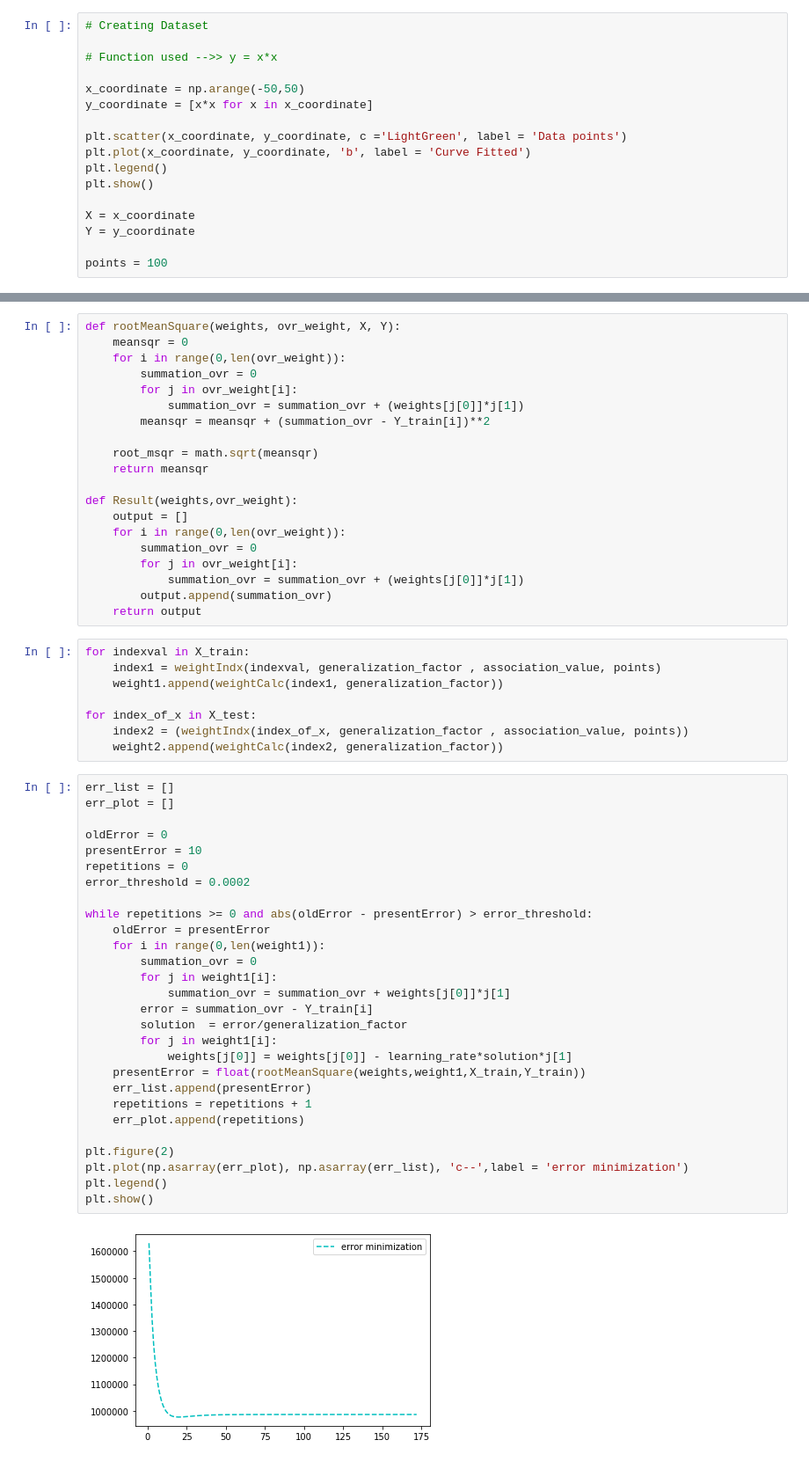
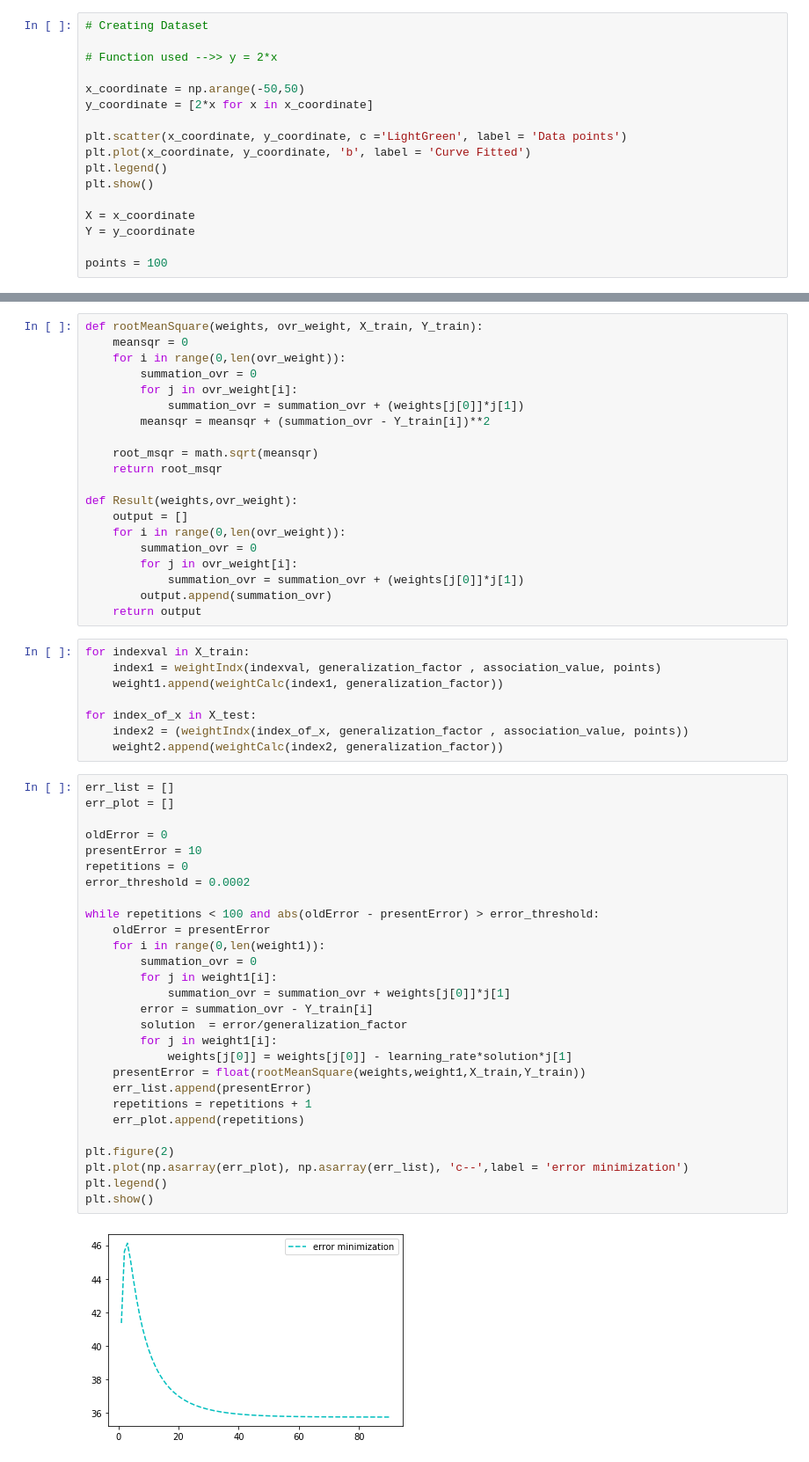
Before and after one commit to nikhil-kolangara/ENPM-690---Robot-Learning-Homework-2, a Jupyter notebook: ENPM 690_HW2_Problem2.ipynb, the cells around one changed output, grey strips where cells are left out. Shown at 88% size. Saved outputs shown, nothing was run; the diff lists cells and outputs as text.

```diff
--- a/ENPM 690_HW2_Problem2.ipynb
+++ b/ENPM 690_HW2_Problem2.ipynb
@@ -9,10 +9,10 @@ import math
 # %%
 # Creating Dataset
 
-# Function used -->> y = x*x
+# Function used -->> y = 2*x
 
 x_coordinate = np.arange(-50,50)
-y_coordinate = [x*x for x in x_coordinate]
+y_coordinate = [2*x for x in x_coordinate]
 
 plt.scatter(x_coordinate, y_coordinate, c ='LightGreen', label = 'Data points')
 plt.plot(x_coordinate, y_coordinate, 'b', label = 'Curve Fitted')
@@ -85,7 +85,7 @@ def weightIndx(i, generalization_factor, association_value, points):
     asindx = generalization_factor/2 + ((association_value - 2*(generalization_factor/2))*i)/points
     return math.floor(asindx)
 # %%
-def rootMeanSquare(weights, ovr_weight, X, Y):
+def rootMeanSquare(weights, ovr_weight, X_train, Y_train):
     meansqr = 0
     for i in range(0,len(ovr_weight)):
         summation_ovr = 0
@@ -94,7 +94,7 @@ def rootMeanSquare(weights, ovr_weight, X, Y):
         meansqr = meansqr + (summation_ovr - Y_train[i])**2
 
     root_msqr = math.sqrt(meansqr)
-    return meansqr
+    return root_msqr
 
 def Result(weights,ovr_weight):
     output = []
@@ -115,33 +115,33 @@ for index_of_x in X_test:
 # %%
 err_list = []
 err_plot = []
 
 oldError = 0
 presentError = 10
 repetitions = 0
 error_threshold = 0.0002
 
-while repetitions >= 0 and abs(oldError - presentError) > error_threshold:
+while repetitions < 100 and abs(oldError - presentError) > error_threshold:
     oldError = presentError
     for i in range(0,len(weight1)):
         summation_ovr = 0
         for j in weight1[i]:
             summation_ovr = summation_ovr + weights[j[0]]*j[1]
         error = summation_ovr - Y_train[i]
         solution  = error/generalization_factor
         for j in weight1[i]:
             weights[j[0]] = weights[j[0]] - learning_rate*solution*j[1]
     presentError = float(rootMeanSquare(weights,weight1,X_train,Y_train))
     err_list.append(presentError)
     repetitions = repetitions + 1
     err_plot.append(repetitions)
 
 plt.figure(2)
 plt.plot(np.asarray(err_plot), np.asarray(err_list), 'c--',label = 'error minimization')
 plt.legend()
 plt.show()
 # %% [output]
-[figure, old version]
+[figure, new version]
 # %%
 #Testing procedure
 
```
Also changed, not shown: parts of 3 cells of this notebook.
